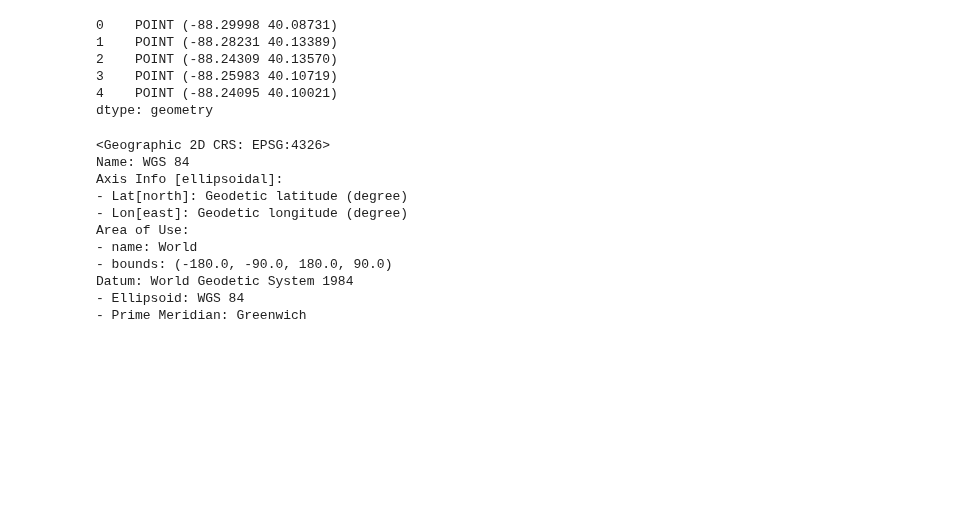
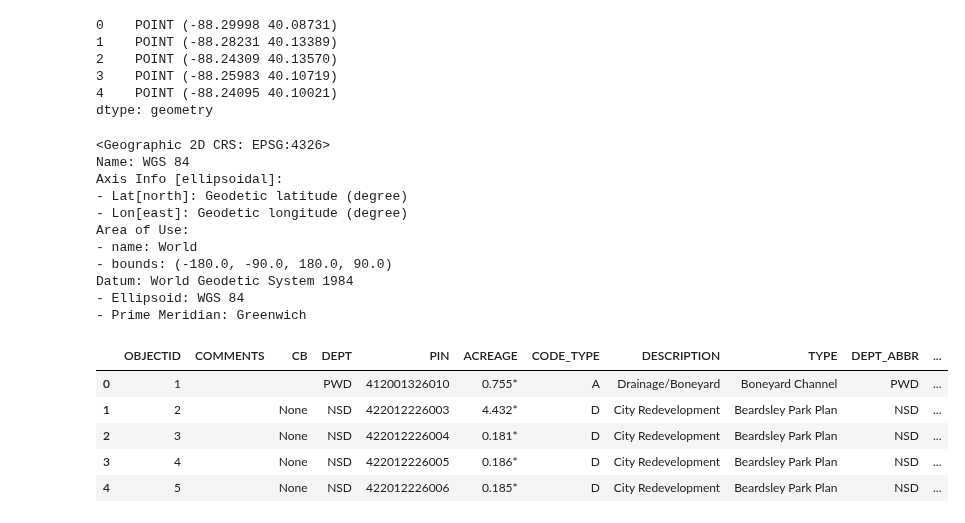
Before and after one commit to UIUC-iSchool-DataViz/is445_spring2021, a Jupyter notebook: week07/inClass_week07.ipynb, the cells around one changed output. Drawn from its saved outputs; the diff is of its cells as text; code cells hidden in the pictures; blank space fills up the shorter version.

```diff
--- a/week07/inClass_week07.ipynb
+++ b/week07/inClass_week07.ipynb
@@ -167,3 +167,15 @@ Area of Use:
 Datum: World Geodetic System 1984
 - Ellipsoid: WGS 84
 - Prime Meridian: Greenwich
+# %%
+# grab more Champaign city GIS data -- properties that the city owns
+gdf_props = geopandas.read_file('https://opendata.arcgis.com/datasets/3ecbc7baf1a44110a98f6d4420432000_2.geojson')
+# %%
+gdf_props.head()
+# %% [output]
+|  | OBJECTID | COMMENTS | CB | DEPT | PIN | ACREAGE | CODE_TYPE | DESCRIPTION | TYPE | DEPT_ABBR | ... |
+| 0 | 1 |  |  | PWD | 412001326010 | 0.755* | A | Drainage/Boneyard | Boneyard Channel | PWD | ... |
+| 1 | 2 |  | None | NSD | 422012226003 | 4.432* | D | City Redevelopment | Beardsley Park Plan | NSD | ... |
+| 2 | 3 |  | None | NSD | 422012226004 | 0.181* | D | City Redevelopment | Beardsley Park Plan | NSD | ... |
+| 3 | 4 |  | None | NSD | 422012226005 | 0.186* | D | City Redevelopment | Beardsley Park Plan | NSD | ... |
+| 4 | 5 |  | None | NSD | 422012226006 | 0.185* | D | City Redevelopment | Beardsley Park Plan | NSD | ... |
```
Also changed, not shown: 1 other file.
